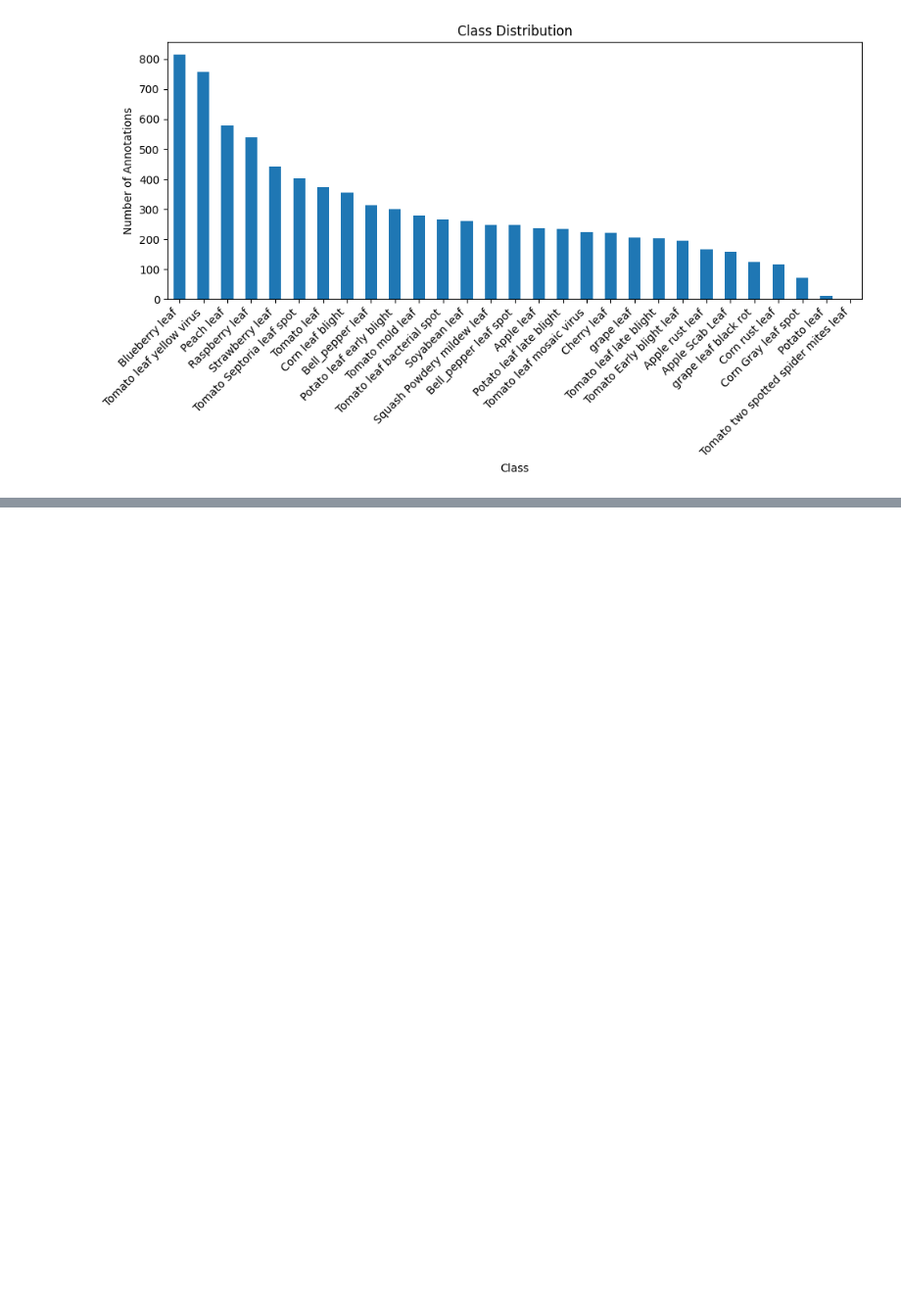
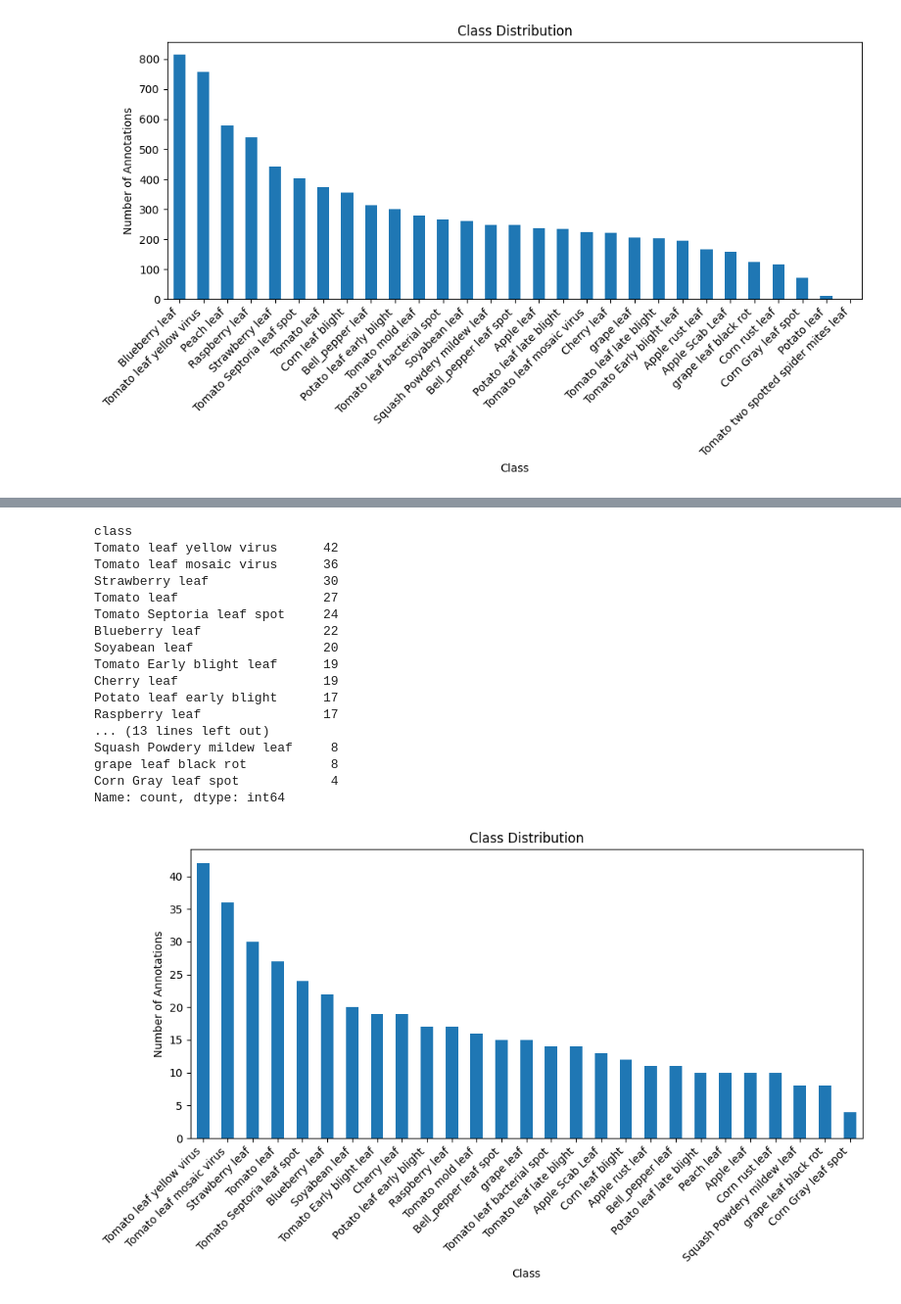
Before and after one commit to MohammadAghaei1/Plantdoc-image-processing, a Jupyter notebook: Plantdoc.ipynb, the cells around one changed output, grey strips where cells are left out. Shown at 98% size. Saved outputs shown, nothing was run; the diff lists cells and outputs as text; code cells hidden in the pictures; blank space fills up the shorter version.

```diff
--- a/Plantdoc.ipynb
+++ b/Plantdoc.ipynb
@@ -367,0 +577,35 @@ Name: count, dtype: int64
+# %%
+# Count number of samples per class
+class_counts = annotation_test_clean['class'].value_counts()
+
+# Display counts
+print(class_counts)
+
+# Plot distribution
+plt.figure(figsize=(10, 6))
+class_counts.plot(kind='bar')
+plt.title("Class Distribution")
+plt.xlabel("Class")
+plt.ylabel("Number of Annotations")
+plt.xticks(rotation=45, ha='right')
+plt.tight_layout()
+plt.show()
+# %% [output]
+class
+Tomato leaf yellow virus      42
+Tomato leaf mosaic virus      36
+Strawberry leaf               30
+Tomato leaf                   27
+Tomato Septoria leaf spot     24
+Blueberry leaf                22
+Soyabean leaf                 20
+Tomato Early blight leaf      19
+Cherry leaf                   19
+Potato leaf early blight      17
+Raspberry leaf                17
+... (13 lines left out)
+Squash Powdery mildew leaf     8
+grape leaf black rot           8
+Corn Gray leaf spot            4
+Name: count, dtype: int64
+[figure, added]
```
Also changed, not shown: parts of 18 cells of this notebook.
